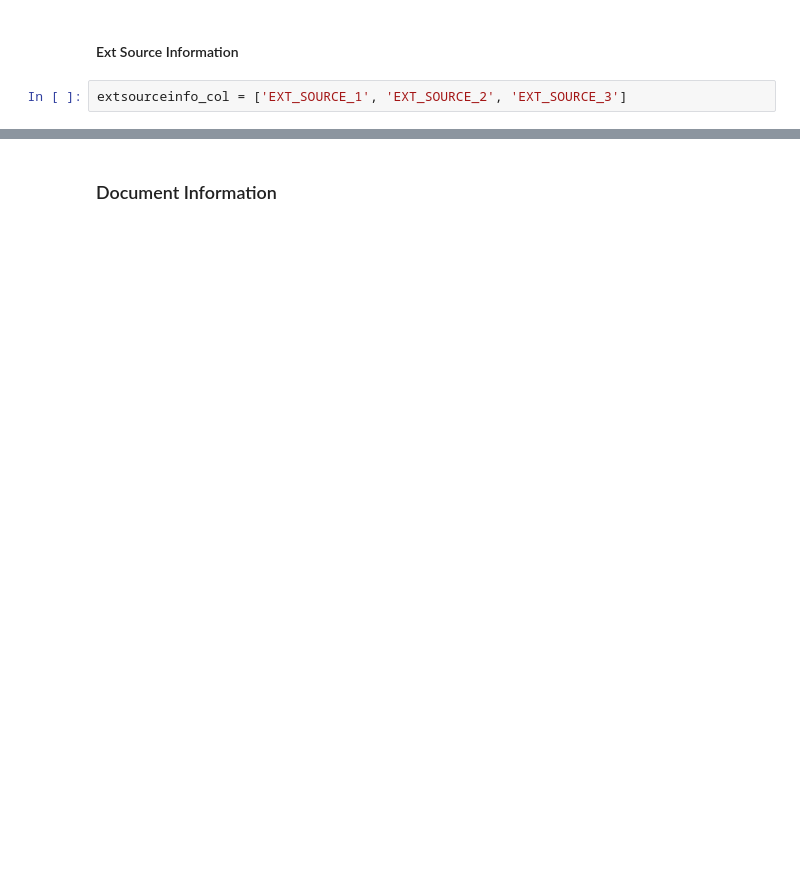
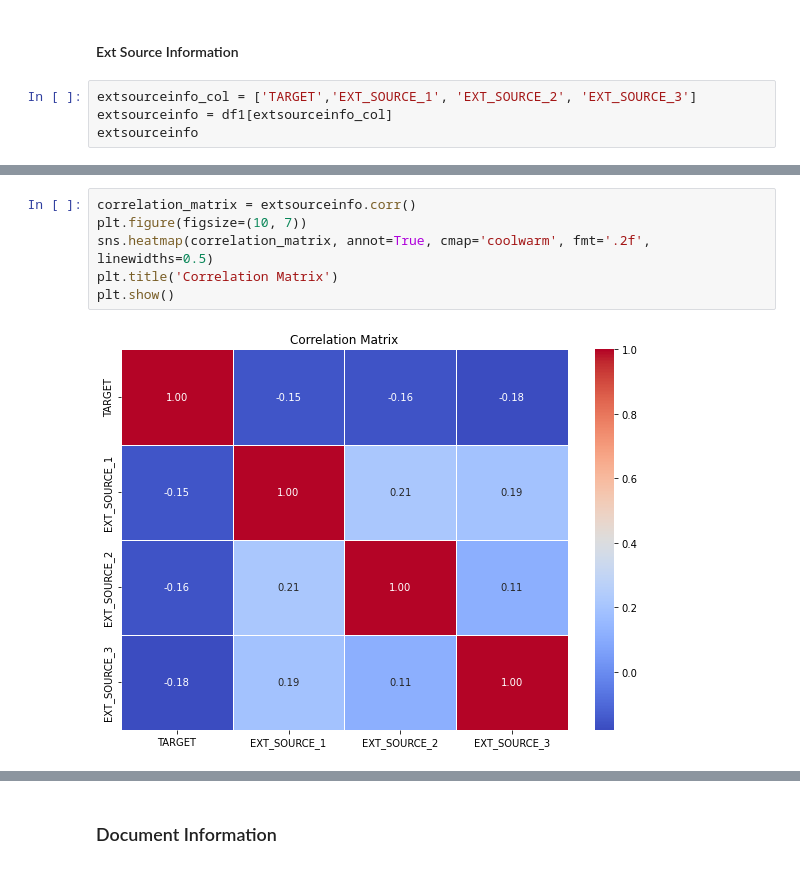
Before and after one commit to dunp7/Home-Default-Credit-Risk, a Jupyter notebook: Cleaning + EDA/Application_train.ipynb, the cells around one changed output, grey strips where cells are left out. Drawn from its saved outputs; the diff is of its cells as text; blank space fills up the shorter version.

```diff
--- a/Cleaning + EDA/Application_train.ipynb
+++ b/Cleaning + EDA/Application_train.ipynb
@@ -259,4 +295,6 @@ family_info_columns = ['CNT_FAM_MEMBERS']
 # %% [markdown]
 #### Ext Source Information
 # %%
-extsourceinfo_col = ['EXT_SOURCE_1', 'EXT_SOURCE_2', 'EXT_SOURCE_3']
+extsourceinfo_col = ['TARGET','EXT_SOURCE_1', 'EXT_SOURCE_2', 'EXT_SOURCE_3']
+extsourceinfo = df1[extsourceinfo_col]
+extsourceinfo
@@ -262,0 +315,8 @@ extsourceinfo_col = ['EXT_SOURCE_1', 'EXT_SOURCE_2', 'EXT_SOURCE_3']
+# %%
+correlation_matrix = extsourceinfo.corr()
+plt.figure(figsize=(10, 7))
+sns.heatmap(correlation_matrix, annot=True, cmap='coolwarm', fmt='.2f', linewidths=0.5)
+plt.title('Correlation Matrix')
+plt.show()
+# %% [output]
+[figure, added]
```
Also changed, not shown: parts of 19 cells of this notebook, 3 other files.
